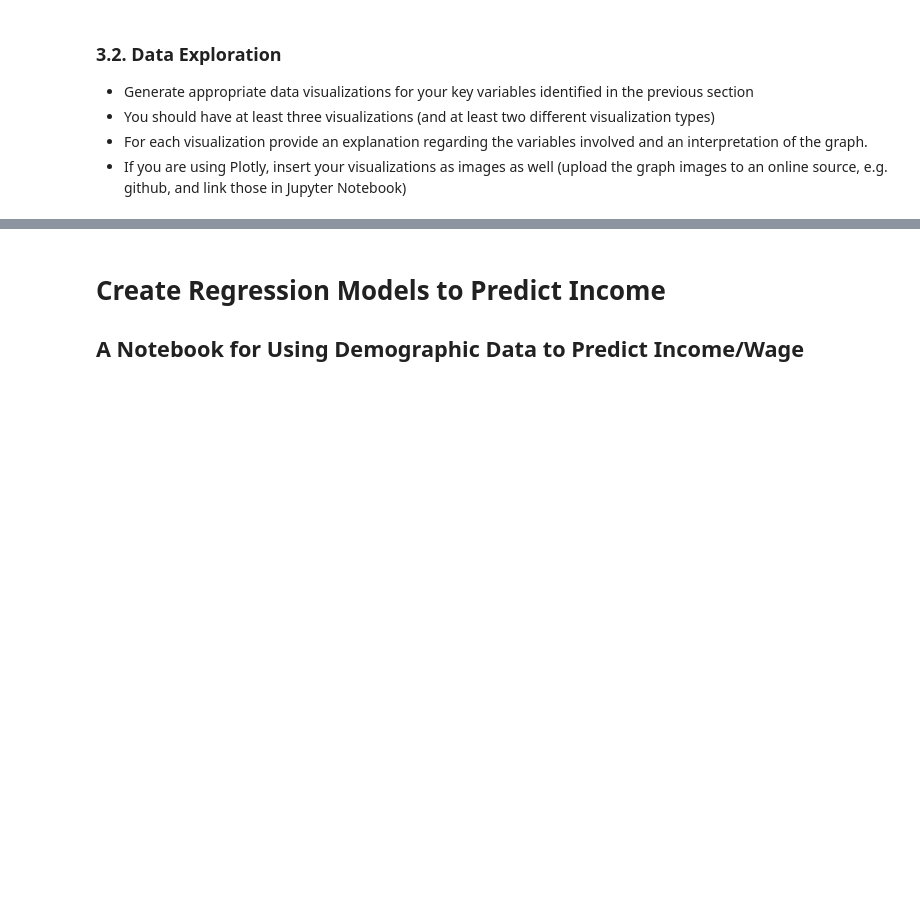
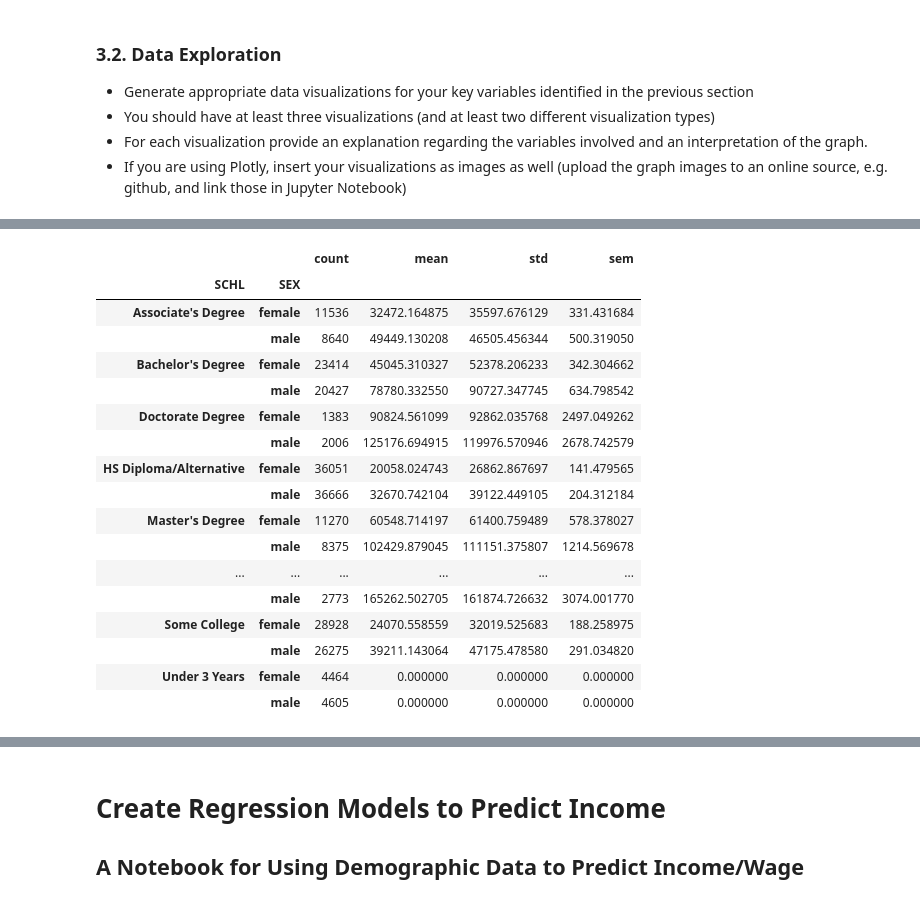
Before and after one commit to WatweA/USWageDataAnalysis, a Jupyter notebook: DS3000_FP4_SectionX_GroupY(1) (2) (1).ipynb, the cells around one changed output, grey strips where cells are left out. Cells and saved outputs as stored; diff of their text form; code cells hidden in the pictures; blank space fills up the shorter version.

```diff
--- a/DS3000_FP4_SectionX_GroupY(1) (2) (1).ipynb
+++ b/DS3000_FP4_SectionX_GroupY(1) (2) (1).ipynb
@@ -74,0 +140,28 @@ Given the aforementioned problem and its importance, we set out to tackle the fo
+# %%
+def describe_data(data, IV, DV):
+    descriptives = data.groupby(IV).agg(["count",'mean','std','sem'])
+    return descriptives[DV]
+
+descriptives_sex = describe_data(correlational_df, "SEX", "PINCP")
+descriptives_race = describe_data(correlational_df, "RAC1P", "PINCP")
+descriptives_intersection = describe_data(correlational_df, ["SCHL",'SEX'], "PINCP")
+descriptives_intersection
+# %% [output]
+|  |  | count | mean | std | sem |
+| SCHL | SEX |  |  |  |  |
+| Associate's Degree | female | 11536 | 32472.164875 | 35597.676129 | 331.431684 |
+|  | male | 8640 | 49449.130208 | 46505.456344 | 500.319050 |
+| Bachelor's Degree | female | 23414 | 45045.310327 | 52378.206233 | 342.304662 |
+|  | male | 20427 | 78780.332550 | 90727.347745 | 634.798542 |
+| Doctorate Degree | female | 1383 | 90824.561099 | 92862.035768 | 2497.049262 |
+|  | male | 2006 | 125176.694915 | 119976.570946 | 2678.742579 |
+| HS Diploma/Alternative | female | 36051 | 20058.024743 | 26862.867697 | 141.479565 |
+|  | male | 36666 | 32670.742104 | 39122.449105 | 204.312184 |
+| Master's Degree | female | 11270 | 60548.714197 | 61400.759489 | 578.378027 |
+|  | male | 8375 | 102429.879045 | 111151.375807 | 1214.569678 |
+| ... | ... | ... | ... | ... | ... |
+|  | male | 2773 | 165262.502705 | 161874.726632 | 3074.001770 |
+| Some College | female | 28928 | 24070.558559 | 32019.525683 | 188.258975 |
+|  | male | 26275 | 39211.143064 | 47175.478580 | 291.034820 |
+| Under 3 Years | female | 4464 | 0.000000 | 0.000000 | 0.000000 |
+|  | male | 4605 | 0.000000 | 0.000000 | 0.000000 |
```
Also changed, not shown: parts of 13 cells of this notebook.
